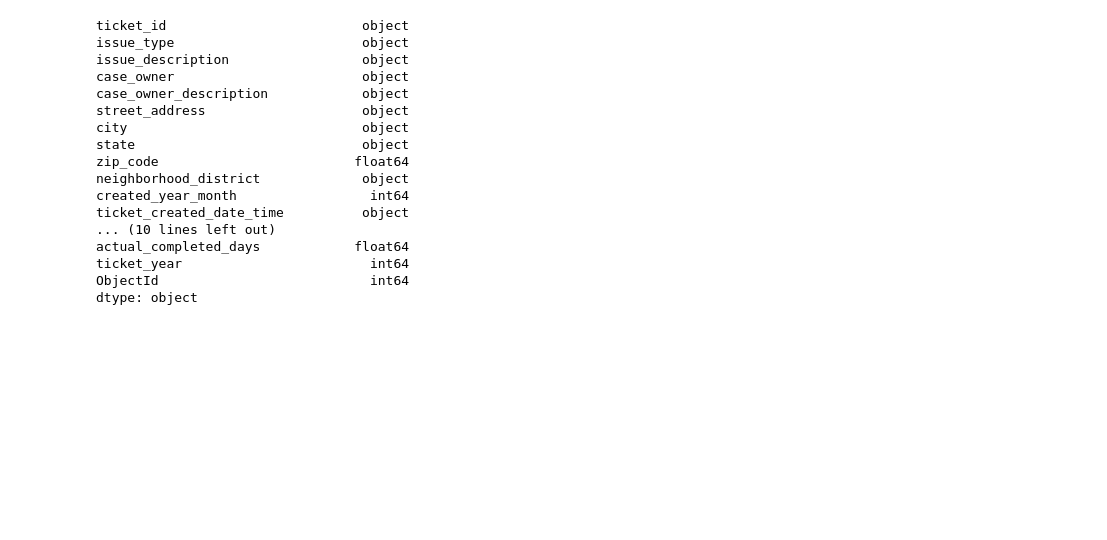
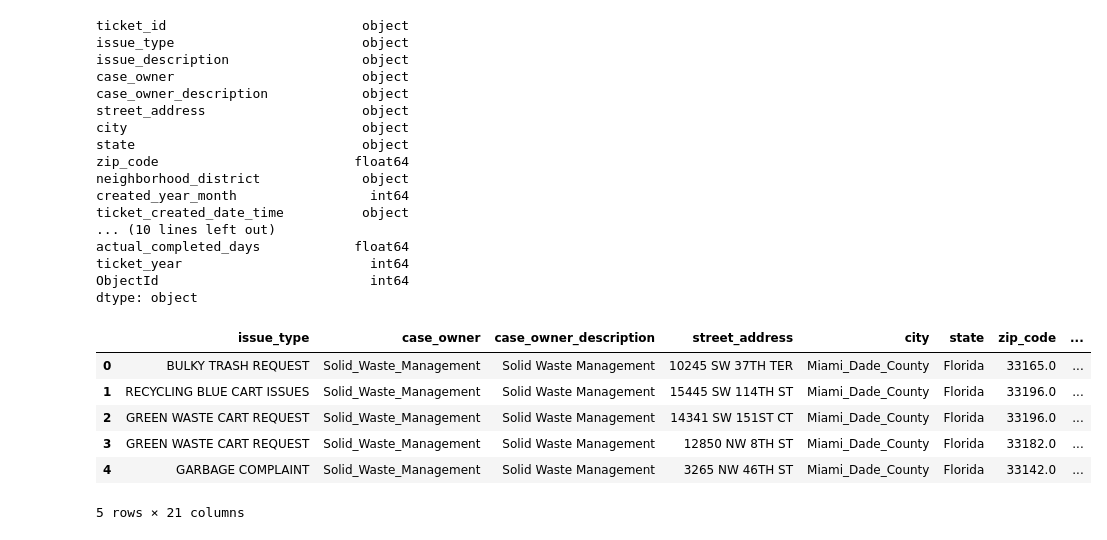
Before and after one commit to Gan001/dataviz-project-two, a Jupyter notebook: Untitled.ipynb, the cells around one changed output. Drawn from its saved outputs; the diff is of its cells as text; code cells hidden in the pictures; blank space fills up the shorter version.

```diff
--- a/Untitled.ipynb
+++ b/Untitled.ipynb
@@ -41,0 +44,10 @@ dtype: object
+# %%
+services_dropped_df.head()
+# %% [output]
+|  | issue_type | case_owner | case_owner_description | street_address | city | state | zip_code | ... |
+| 0 | BULKY TRASH REQUEST | Solid_Waste_Management | Solid Waste Management | 10245 SW 37TH TER | Miami_Dade_County | Florida | 33165.0 | ... |
+| 1 | RECYCLING BLUE CART ISSUES | Solid_Waste_Management | Solid Waste Management | 15445 SW 114TH ST | Miami_Dade_County | Florida | 33196.0 | ... |
+| 2 | GREEN WASTE CART REQUEST | Solid_Waste_Management | Solid Waste Management | 14341 SW 151ST CT | Miami_Dade_County | Florida | 33196.0 | ... |
+| 3 | GREEN WASTE CART REQUEST | Solid_Waste_Management | Solid Waste Management | 12850 NW 8TH ST | Miami_Dade_County | Florida | 33182.0 | ... |
+| 4 | GARBAGE COMPLAINT | Solid_Waste_Management | Solid Waste Management | 3265 NW 46TH ST | Miami_Dade_County | Florida | 33142.0 | ... |
+5 rows × 21 columns
```
Also changed, not shown: parts of 2 cells of this notebook.
